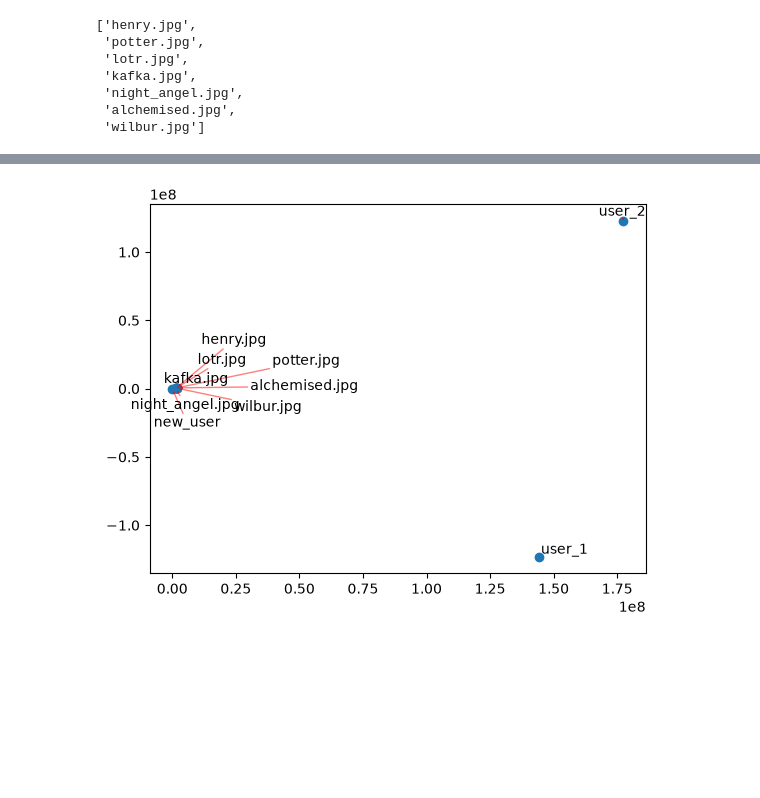
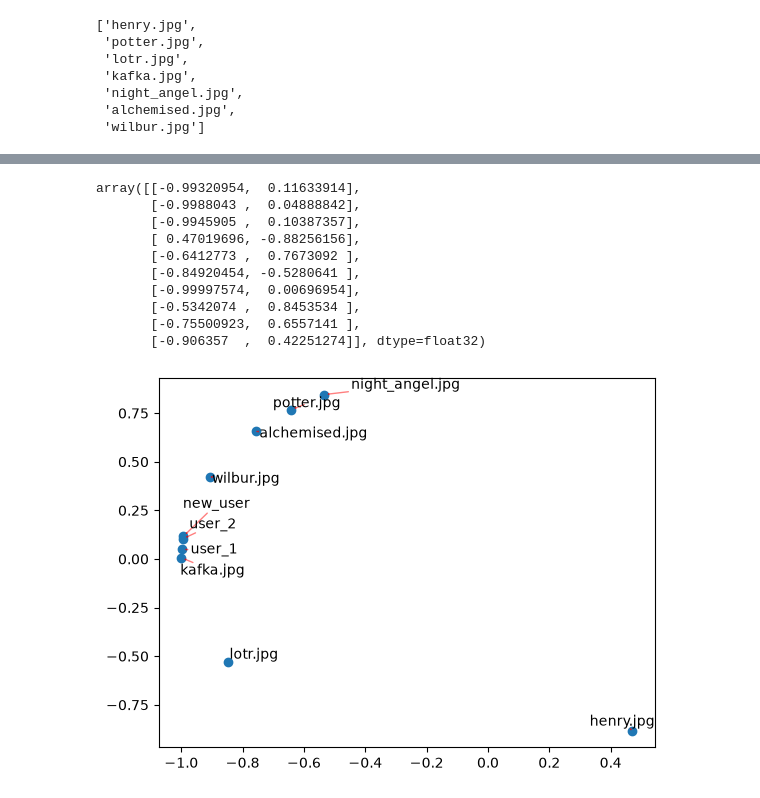
Before and after one commit to ByItsCover/bic-explore, a Jupyter notebook: two_tower/architecture.ipynb, the cells around one changed output, grey strips where cells are left out. Drawn from its saved outputs; the diff is of its cells as text; code cells hidden in the pictures; blank space fills up the shorter version.

```diff
--- a/two_tower/architecture.ipynb
+++ b/two_tower/architecture.ipynb
@@ -484,5 +547,8 @@ ItemTower(
 )
 # %%
+def norm_embed(embed: torch.Tensor):
+    return embed / embed.norm(dim=-1, keepdim=True)
+
 user_names = ["new_user", "user_1", "user_2"]
 user_embeddings = [user_tower(process_user_id(user)) for user in user_list]
 user_embeddings
@@ -494,6 +560,6 @@ user_embeddings
 item_pair_list = list(item_dict.items())
 item_names, _ = zip(*item_pair_list)
 item_names = list(item_names)
-item_embeddings = [item_tower(torch.tensor(item[0]), torch.tensor([item[1]], dtype=torch.float32)) for name, item in item_pair_list]
+item_embeddings = [item_tower(torch.tensor(item[0]), torch.tensor(item[1], dtype=torch.int32)) for name, item in item_pair_list]
 item_embeddings
 # %% [output]
@@ -522,3 +584,6 @@ item_names
  'night_angel.jpg',
  'alchemised.jpg',
  'wilbur.jpg']
+# %%
+embeddings_stack_full = torch.vstack([norm_embed(torch.vstack(user_embeddings)), norm_embed(torch.vstack(item_embeddings))]).detach().numpy()
+embeddings_stack_full.shape
@@ -524,0 +605,2 @@ item_names
+# %%
+embeddings_stack = embeddings_stack_full
@@ -525,15 +613,26 @@ item_names
+# %%
+embeddings_stack
+# %% [output]
+array([[-0.99320954,  0.11633914],
+       [-0.9988043 ,  0.04888842],
+       [-0.9945905 ,  0.10387357],
+       [ 0.47019696, -0.88256156],
+       [-0.6412773 ,  0.7673092 ],
+       [-0.84920454, -0.5280641 ],
+       [-0.99997574,  0.00696954],
+       [-0.5342074 ,  0.8453534 ],
+       [-0.75500923,  0.6557141 ],
+       [-0.906357  ,  0.42251274]], dtype=float32)
 # %%
-embeddings_stack = torch.vstack(user_embeddings + item_embeddings).detach().numpy()
-
 fig, ax = plt.subplots()
 ax.scatter(embeddings_stack[:, 0], embeddings_stack[:, 1])
 
 texts = []
 for i, txt in enumerate(user_names + item_names):
     texts.append(ax.text(embeddings_stack[:, 0][i], embeddings_stack[:, 1][i], txt))
 adjust_text(texts, force_text=0.3, arrowprops=dict(arrowstyle="-|>",
                                                     color='r', alpha=0.5))
 
 plt.show()
 # %% [output]
-[figure, old version]
+[figure, new version]
```
Also changed, not shown: parts of 50 cells of this notebook, 1 other file.
